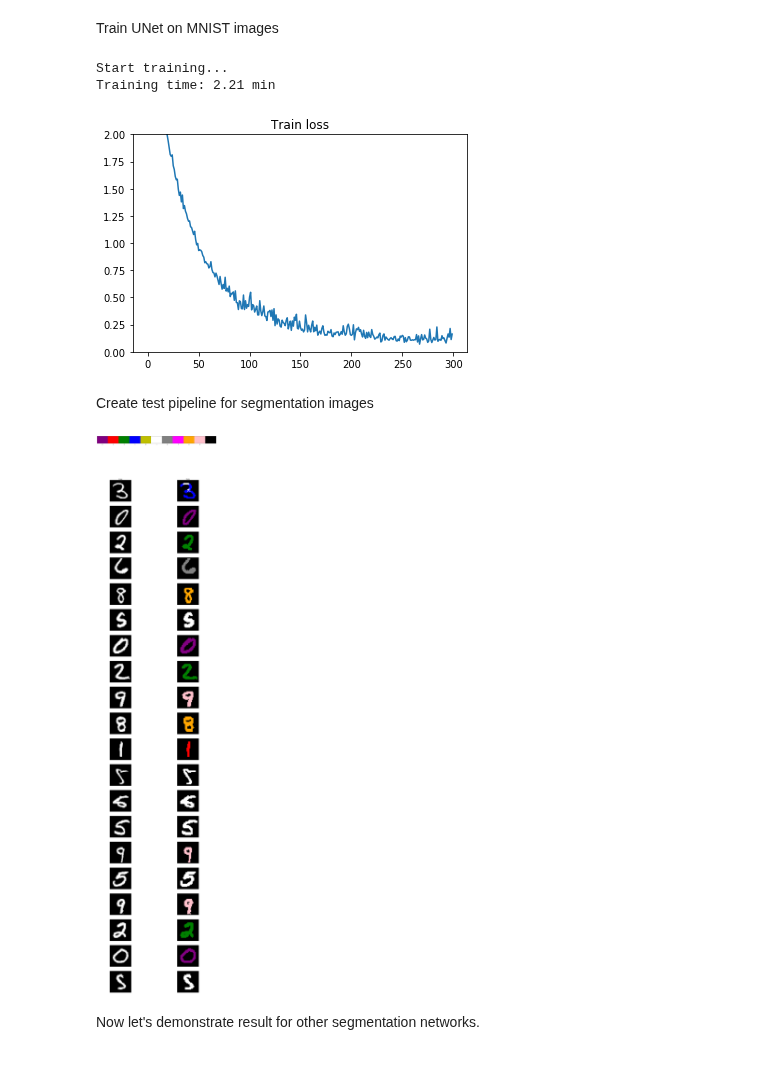
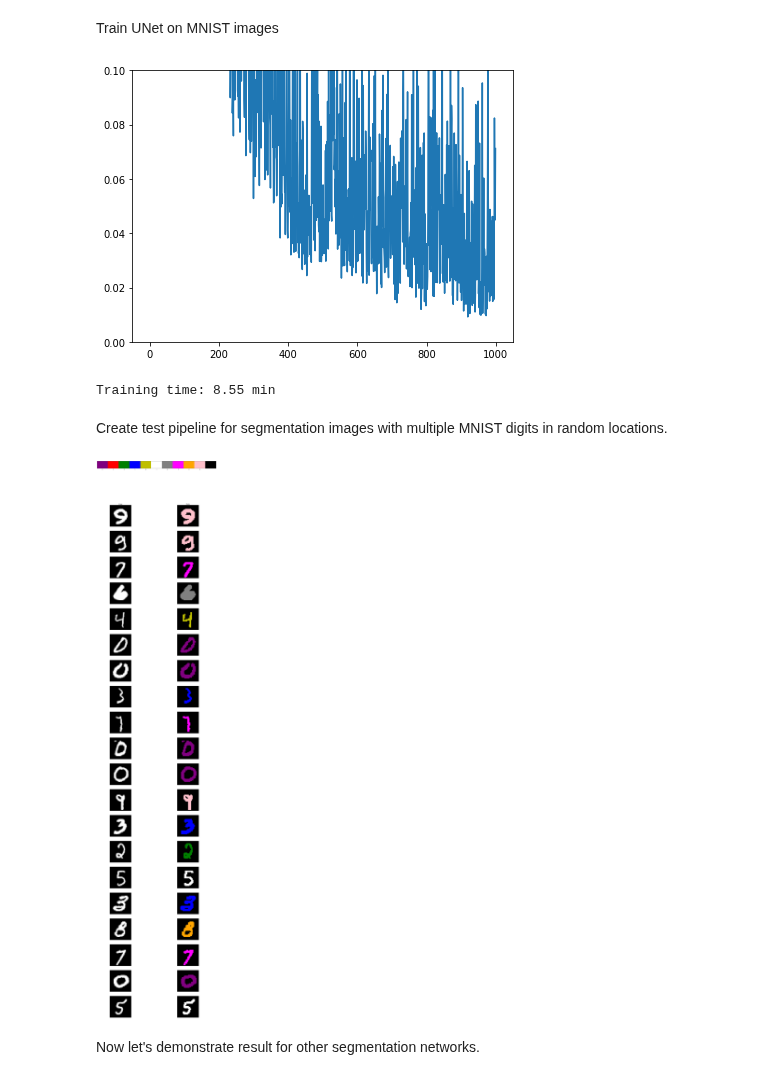
Before and after one commit to analysiscenter/az_training, a Jupyter notebook: alexey_kozhevin/task_02/simple_segmentation_example_2.ipynb, the cells around one changed output. Saved outputs shown, nothing was run; the diff lists cells and outputs as text; code cells hidden in the pictures.

```diff
--- a/alexey_kozhevin/task_02/simple_segmentation_example_2.ipynb
+++ b/alexey_kozhevin/task_02/simple_segmentation_example_2.ipynb
@@ -67,18 +68,14 @@ print("Start training...")
 t = time()
 for i in range(MAX_ITER):
     train_pp.next_batch(BATCH_SIZE, shuffle=True, n_epochs=None, drop_last=True, prefetch=0)
+    interactive_plot([train_pp.get_variable('loss_history')])
+
 print("Training time: {:4.2f} min".format((time() - t)/60))
-
-plt.title('Train loss')
-plt.plot(train_pp.get_variable('loss_history'))
-plt.ylim((0, 2))
-plt.show()
 # %% [output]
+[figure, new version]
-Start training...
-Training time: 2.21 min
+Training time: 8.55 min
-[figure, old version]
 # %% [markdown]
-Create test pipeline for segmentation images
+Create test pipeline for segmentation images with multiple MNIST digits in random locations.
 # %%
 test_template = (Pipeline()
                  .normalize_images()
@@ -86,15 +83,15 @@ test_template = (Pipeline()
                  .import_model('conv', train_pp)
                  .init_variable('predicted_proba', init_on_each_run=list)
                  .init_variable('predicted_labels', init_on_each_run=list)
-                 .predict_model('conv', fetches=['predicted_proba', 'predicted_labels'],
+                 .predict_model('conv', fetches=['proba', 'labels'],
                                feed_dict={'images': B('images'),
                                           'masks': B('masks')},
                                save_to=[V('predicted_proba'), V('predicted_labels')], mode='a'))
 
 test_ppl = (test_template << mnist.test)
 # %%
-get_plots(test_ppl, mode='c', inverse=True, n_examples=20)
+get_plots(test_ppl, mode='c', inverse=True, n_examples=20, batch_size=64)
 # %% [output]
-[figure, old version]
+[figure, new version]
 # %% [markdown]
 Now let's demonstrate result for other segmentation networks.
```
Also changed, not shown: parts of 9 cells of this notebook.
